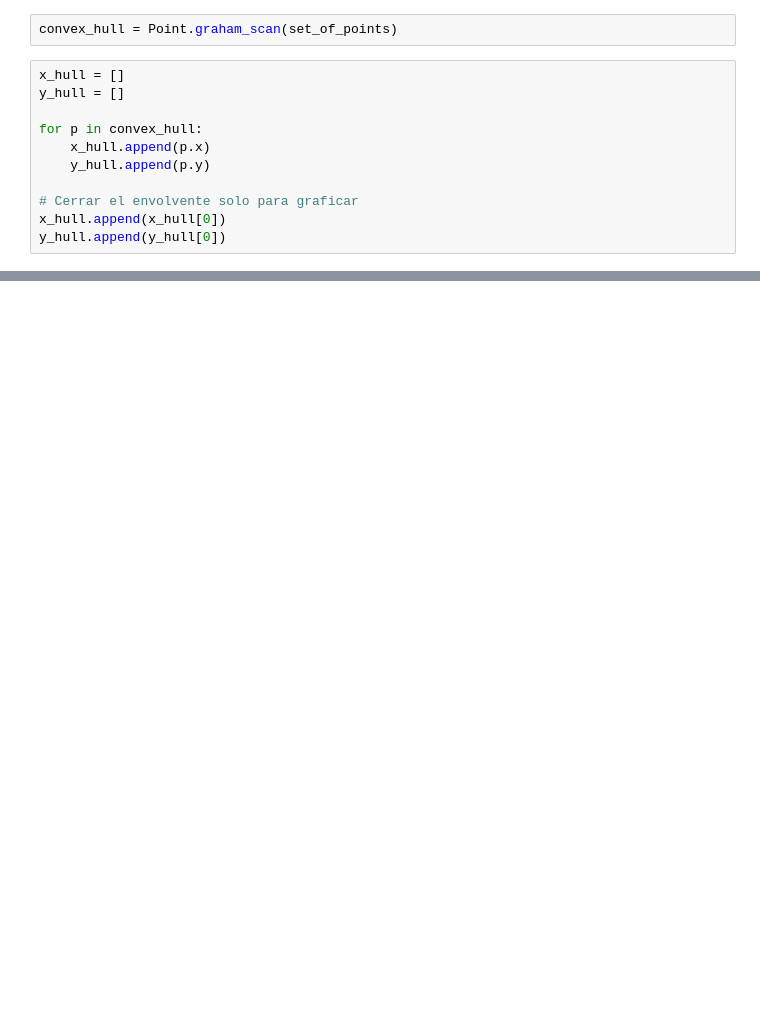
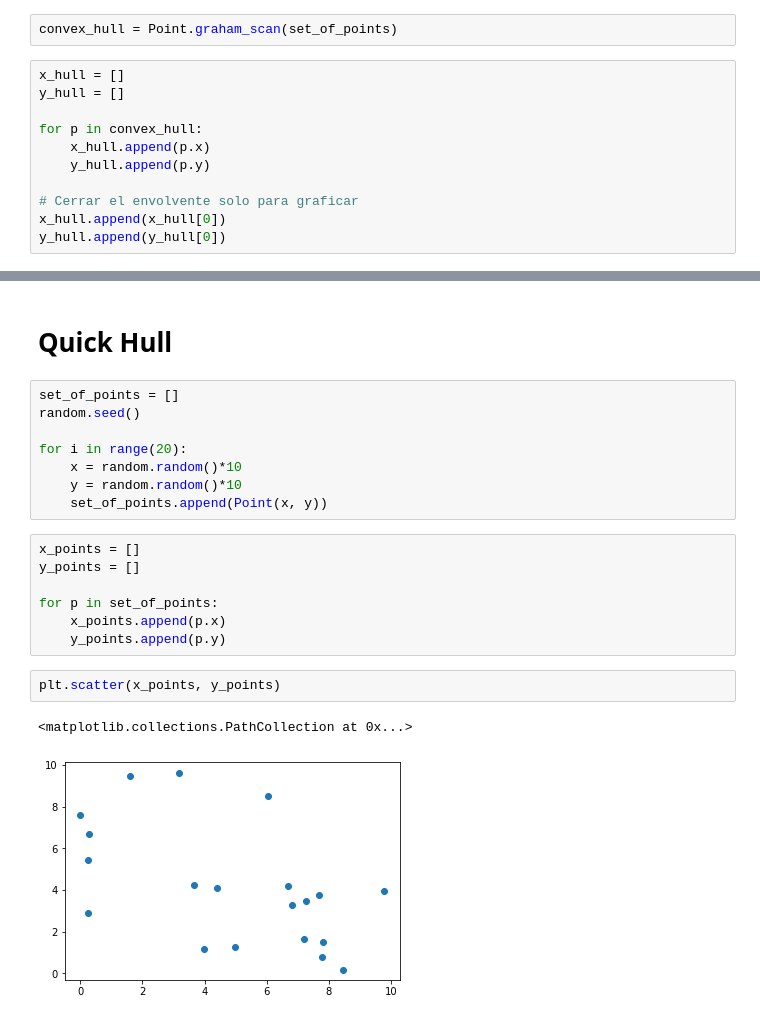
Before and after one commit to Pagutri/ConvexHull, a Jupyter notebook: app/Testing.ipynb, the cells around one changed output, grey strips where cells are left out. Saved outputs shown, nothing was run; the diff lists cells and outputs as text; blank space fills up the shorter version.

Commit message:
Avances quick hull

```diff
--- a/app/Testing.ipynb
+++ b/app/Testing.ipynb
@@ -46,0 +49,22 @@ plt.plot(x_hull, y_hull)
+# %% [markdown]
+# Quick Hull
+# %%
+set_of_points = []
+random.seed()
+
+for i in range(20):
+    x = random.random()*10
+    y = random.random()*10
+    set_of_points.append(Point(x, y))
+# %%
+x_points = []
+y_points = []
+
+for p in set_of_points:
+    x_points.append(p.x)
+    y_points.append(p.y)
+# %%
+plt.scatter(x_points, y_points)
+# %% [output]
+<matplotlib.collections.PathCollection at 0x...>
+[figure, added]
```
Also changed, not shown: parts of 6 cells of this notebook, 1 other file.
